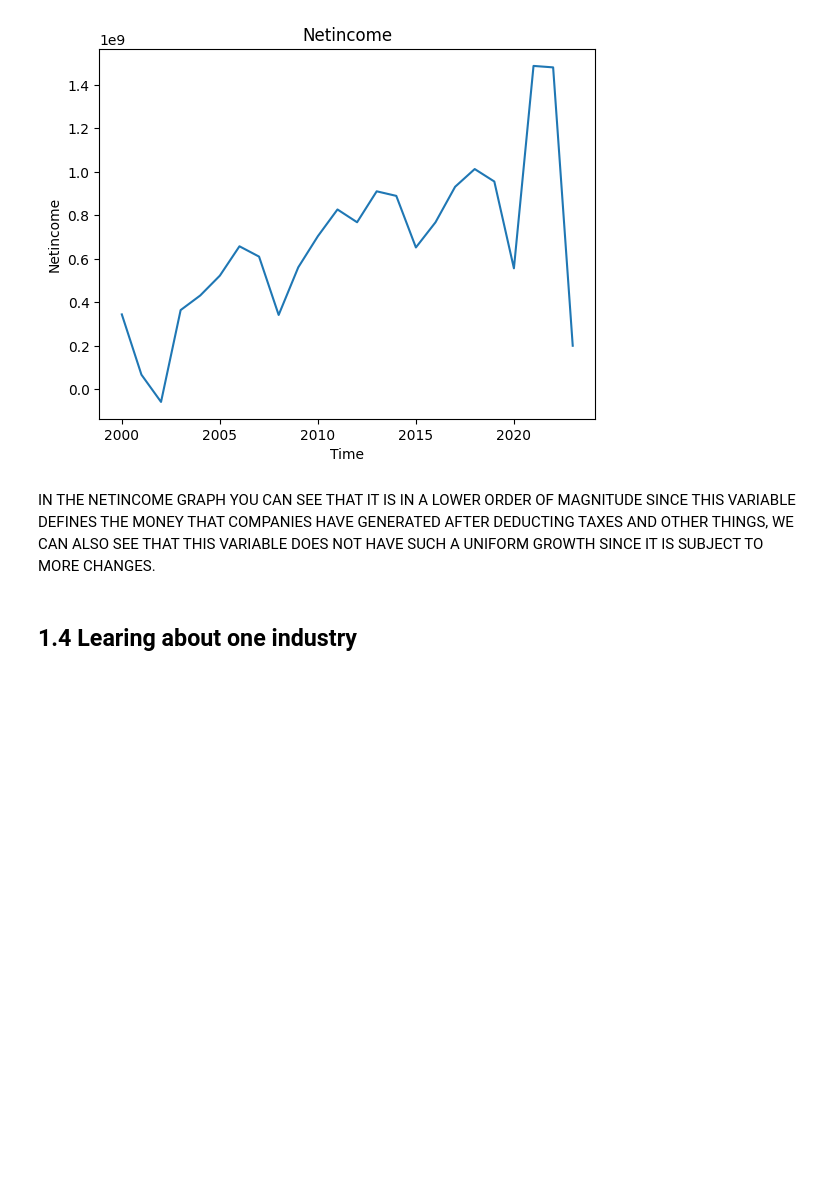
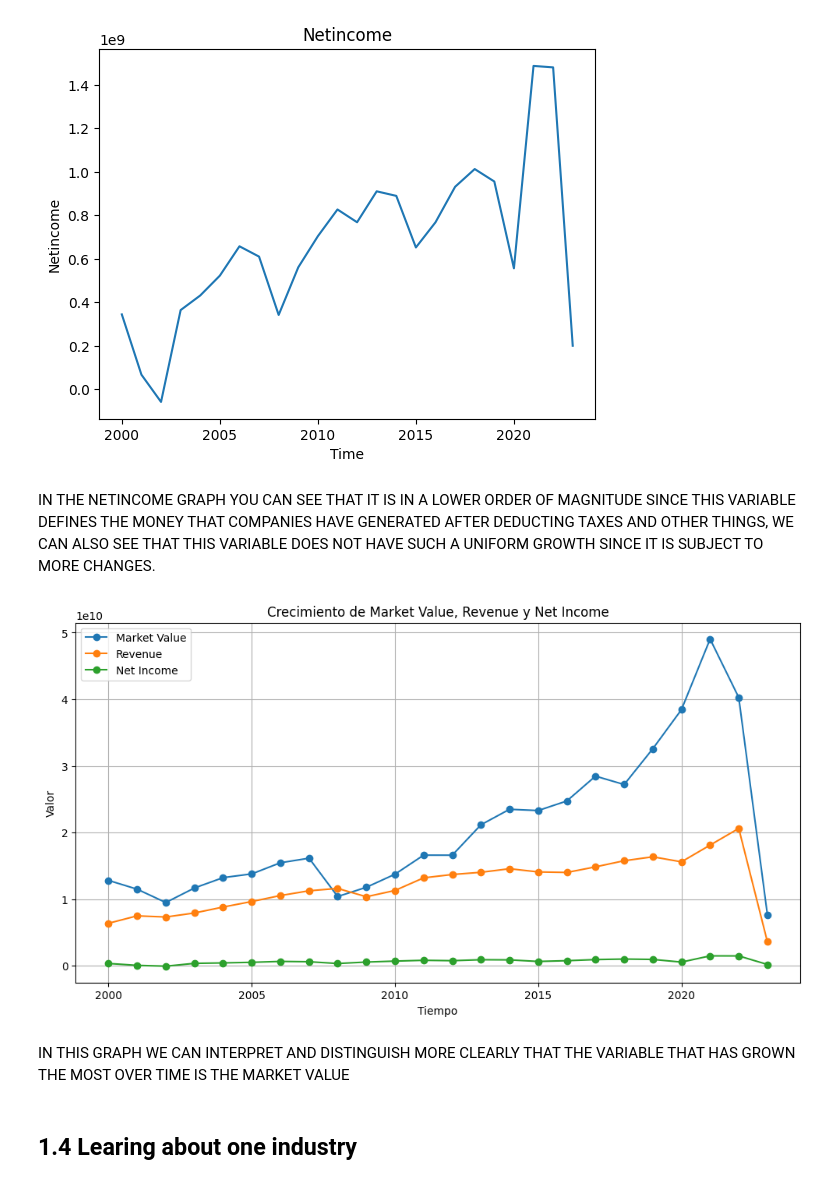
Before and after one commit to dieghoost04/workshops, a Jupyter notebook: Construcción de un modelo estadístico base.ipynb, the cells around one changed output. Cells and saved outputs as stored; diff of their text form; code cells hidden in the pictures; blank space fills up the shorter version.

```diff
--- a/Construcción de un modelo estadístico base.ipynb
+++ b/Construcción de un modelo estadístico base.ipynb
@@ -240,6 +252,26 @@ plt.ylabel('Netincome');
 [figure]
 # %% [markdown]
 IN THE NETINCOME GRAPH YOU CAN SEE THAT IT IS IN A LOWER ORDER OF MAGNITUDE SINCE THIS VARIABLE DEFINES THE MONEY THAT COMPANIES HAVE GENERATED AFTER DEDUCTING TAXES AND OTHER THINGS, WE CAN ALSO SEE THAT THIS VARIABLE DOES NOT HAVE SUCH A UNIFORM GROWTH SINCE IT IS SUBJECT TO MORE CHANGES.
+# %%
+plt.figure(figsize=(12, 6))
+
+
+plt.plot(fmarket.index, fmarket['mvalue'], label='Market Value', marker='o')
+plt.plot(fmarket.index, fmarket['revenue'], label='Revenue', marker='o')
+plt.plot(fmarket.index, fmarket['netincome'], label='Net Income', marker='o')
+
+
+plt.title('Crecimiento de Market Value, Revenue y Net Income')
+plt.xlabel('Tiempo')
+plt.ylabel('Valor')
+plt.legend()
+
+plt.grid(True)
+plt.show()
+# %% [output]
+[figure, added]
+# %% [markdown]
+IN THIS GRAPH WE CAN INTERPRET AND DISTINGUISH MORE CLEARLY THAT THE VARIABLE THAT HAS GROWN THE MOST OVER TIME IS THE MARKET VALUE
 # %% [markdown]
 ## 1.4 Learing about one industry
 # %% [markdown]
```
Also changed, not shown: parts of 16 cells of this notebook.
